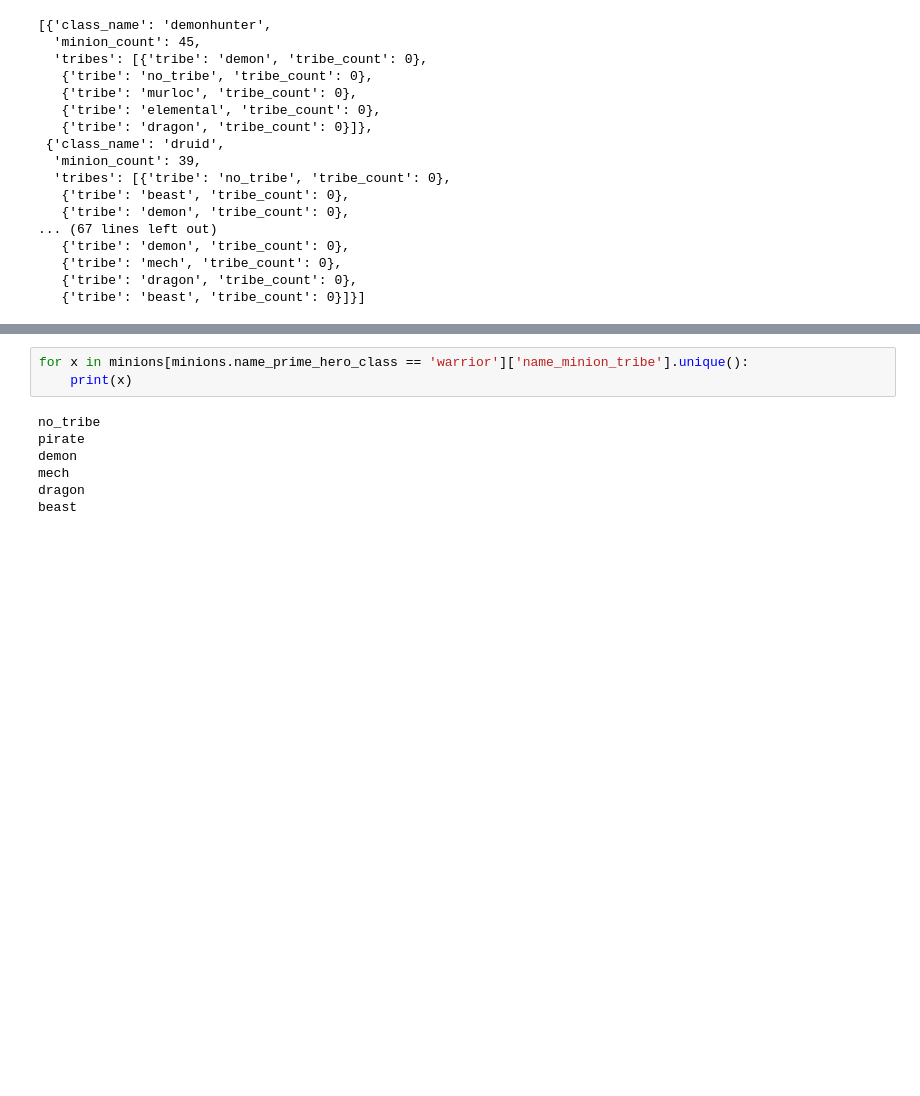
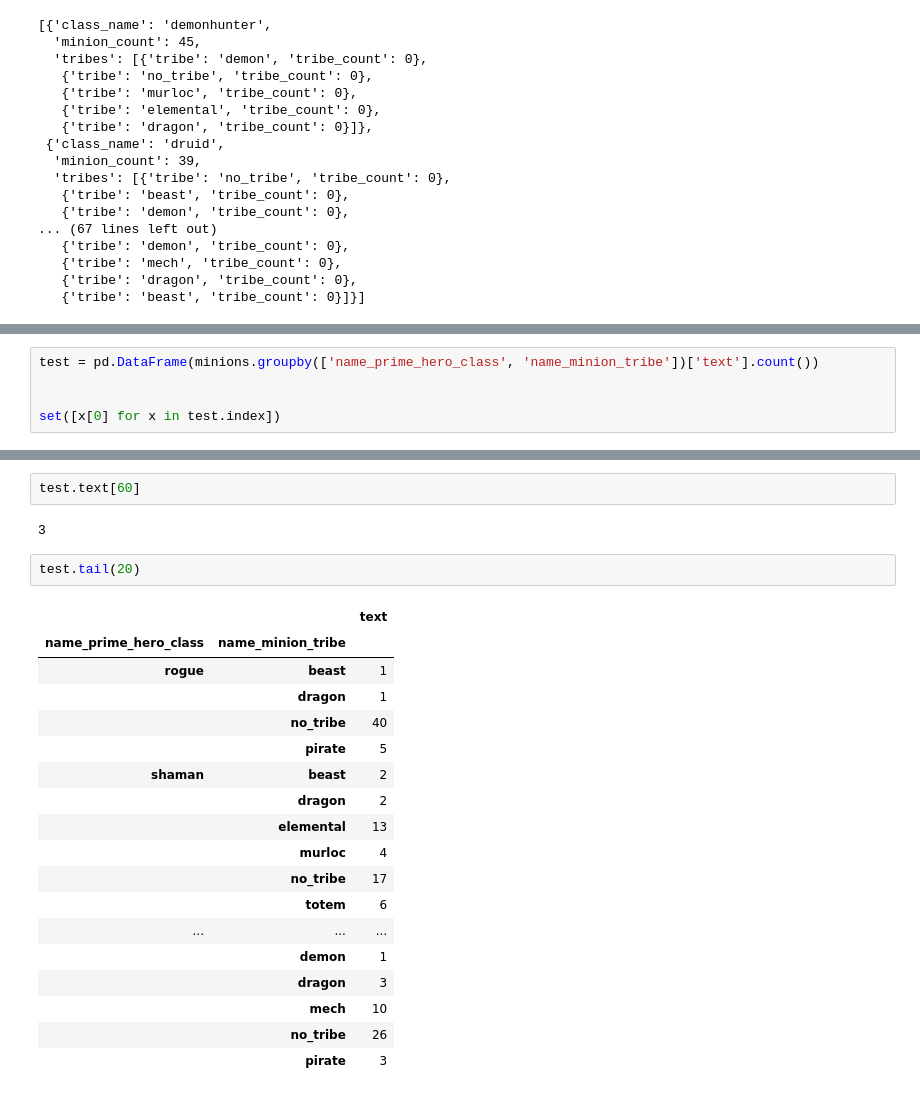
Before and after one commit to SamuelD-Data/hearthstone_project, a Jupyter notebook: hearthstone_project_notebook.ipynb, the cells around one changed output, grey strips where cells are left out. Cells and saved outputs as stored; diff of their text form; blank space fills up the shorter version.

```diff
--- a/hearthstone_project_notebook.ipynb
+++ b/hearthstone_project_notebook.ipynb
@@ -1099,0 +1129,5 @@ circle_dict_list
+# %%
+test = pd.DataFrame(minions.groupby(['name_prime_hero_class', 'name_minion_tribe'])['text'].count())
+
+
+set([x[0] for x in test.index])
@@ -1104,10 +1218,25 @@ circle_dict_list[0]['class_name']
-# %%
-for x in minions[minions.name_prime_hero_class == 'warrior']['name_minion_tribe'].unique():
-    print(x)
-# %% [output]
-no_tribe
-pirate
-demon
-mech
-dragon
-beast
+# %%
+test.text[60]
+# %% [output]
+3
+# %%
+test.tail(20)
+# %% [output]
+|  |  | text |
+| name_prime_hero_class | name_minion_tribe |  |
+| rogue | beast | 1 |
+|  | dragon | 1 |
+|  | no_tribe | 40 |
+|  | pirate | 5 |
+| shaman | beast | 2 |
+|  | dragon | 2 |
+|  | elemental | 13 |
+|  | murloc | 4 |
+|  | no_tribe | 17 |
+|  | totem | 6 |
+| ... | ... | ... |
+|  | demon | 1 |
+|  | dragon | 3 |
+|  | mech | 10 |
+|  | no_tribe | 26 |
+|  | pirate | 3 |
```
Also changed, not shown: parts of 9 cells of this notebook.
